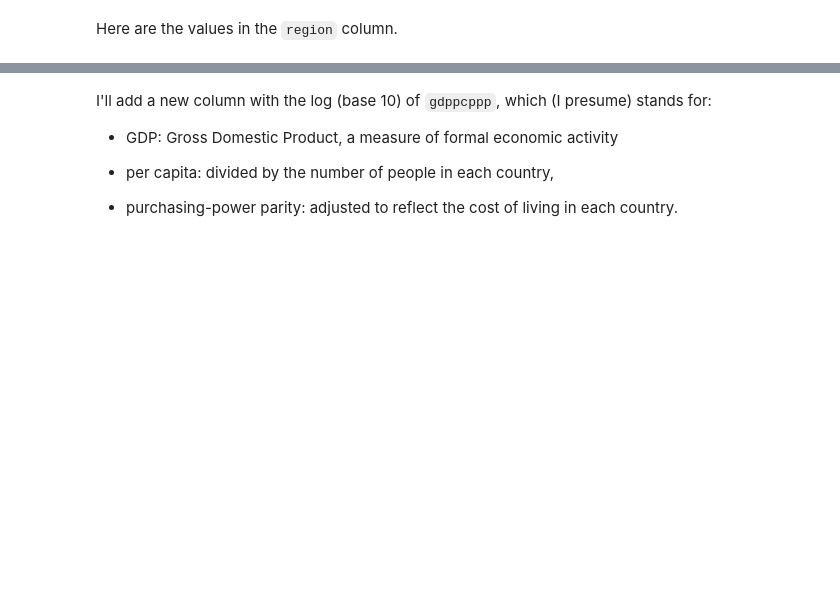
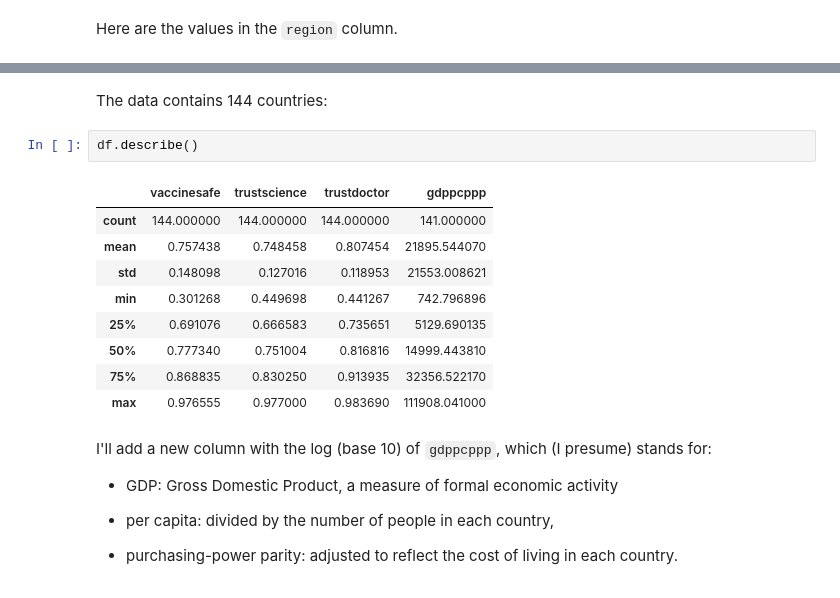
Before and after one commit to tiniacoleyba/ElementsOfDataScience, a Jupyter notebook: examples/vaccine.ipynb, the cells around one changed output, grey strips where cells are left out. Drawn from its saved outputs; the diff is of its cells as text; blank space fills up the shorter version.

```diff
--- a/examples/vaccine.ipynb
+++ b/examples/vaccine.ipynb
@@ -70,3 +105,17 @@ Name: region, dtype: int64
+# %% [markdown]
+The data contains 144 countries:
+# %%
+df.describe()
+# %% [output]
+|  | vaccinesafe | trustscience | trustdoctor | gdppcppp |
+| count | 144.000000 | 144.000000 | 144.000000 | 141.000000 |
+| mean | 0.757438 | 0.748458 | 0.807454 | 21895.544070 |
+| std | 0.148098 | 0.127016 | 0.118953 | 21553.008621 |
+| min | 0.301268 | 0.449698 | 0.441267 | 742.796896 |
+| 25% | 0.691076 | 0.666583 | 0.735651 | 5129.690135 |
+| 50% | 0.777340 | 0.751004 | 0.816816 | 14999.443810 |
+| 75% | 0.868835 | 0.830250 | 0.913935 | 32356.522170 |
+| max | 0.976555 | 0.977000 | 0.983690 | 111908.041000 |
 # %% [markdown]
 I'll add a new column with the log (base 10) of `gdppcppp`, which (I presume) stands for:
 
```
Also changed, not shown: parts of 20 cells of this notebook.
